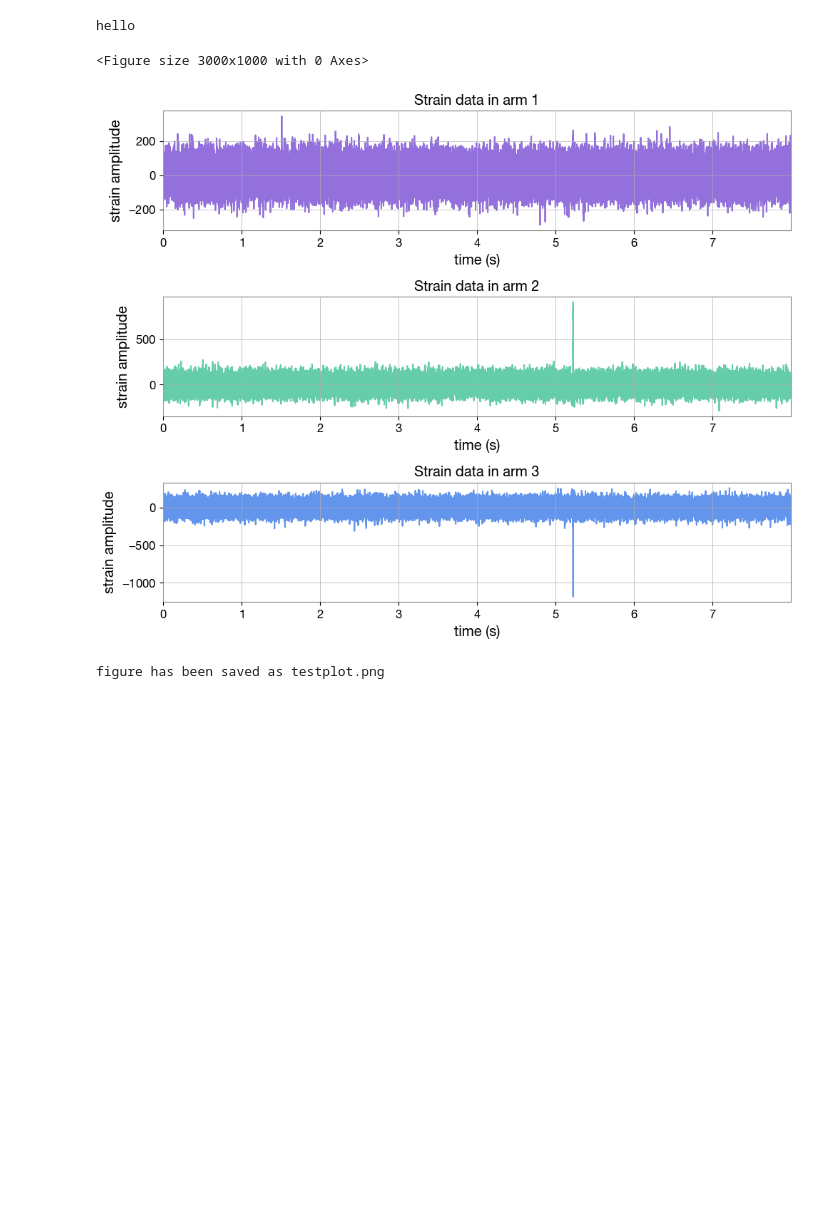
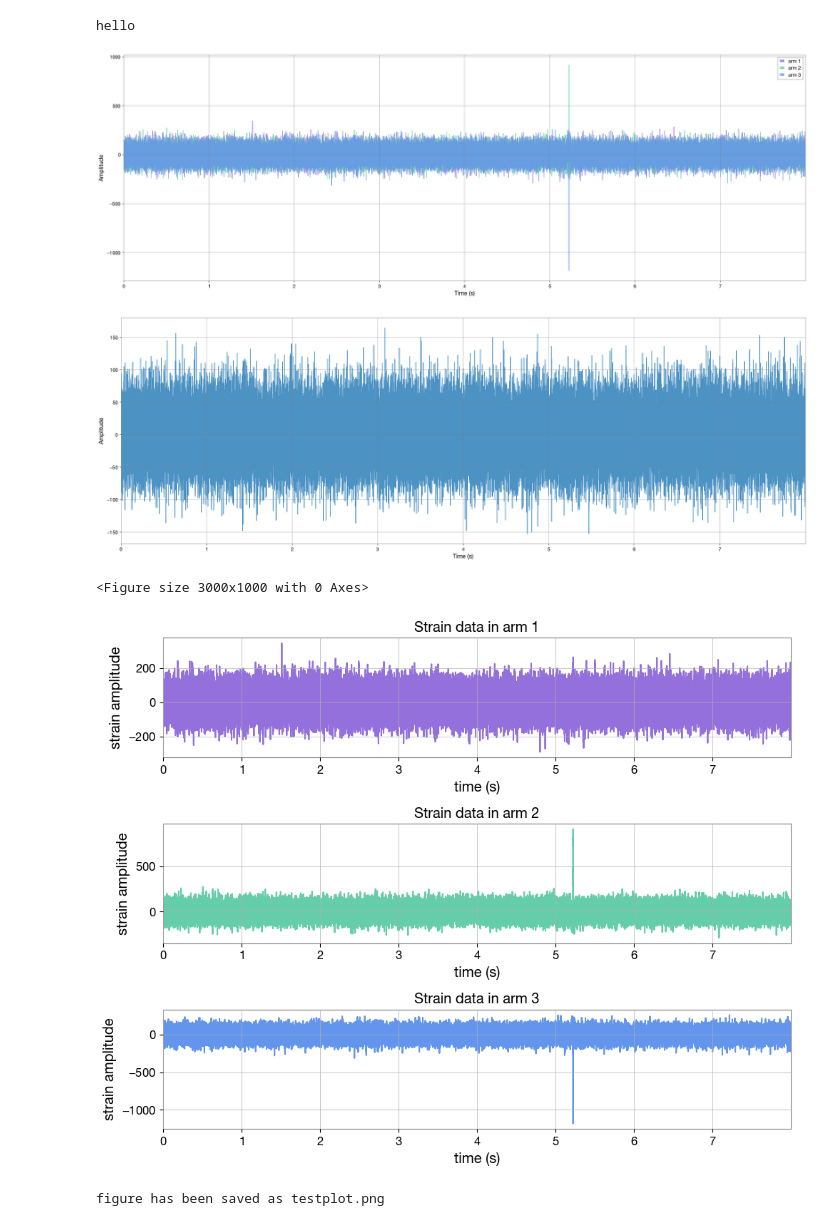
Before and after one commit to marcdugu/ML_CosmicStrings_project, a Jupyter notebook: Plot_test/DataPlot.ipynb, the cells around one changed output. Saved outputs shown, nothing was run; the diff lists cells and outputs as text; code cells hidden in the pictures; blank space fills up the shorter version.

```diff
--- a/Plot_test/DataPlot.ipynb
+++ b/Plot_test/DataPlot.ipynb
@@ -17,12 +17,14 @@ hello
 # %%
 
 #Plot the strain as a function of time
-#DataPlot.overlap_plot(data, alpha=0.8)
-
-DataPlot.individual_plots(data)
+DataPlot.overlap_plot(data, x=1, alpha=0.8)
+DataPlot.combined_plot(data, x=2,  alpha=0.8)
+DataPlot.individual_plots(data, x=3)
 # %% [output]
+[figure, new version]
+[figure, added]
 <Figure size 3000x1000 with 0 Axes>
-[figure, old version]
+[figure, added]
 # %%
 #plot the spectogram
 gradientplot = DataPlot.gradient_plot(data, 2, "testplot", max_25=False, normalized=False)
```
Also changed, not shown: 6 other files.
